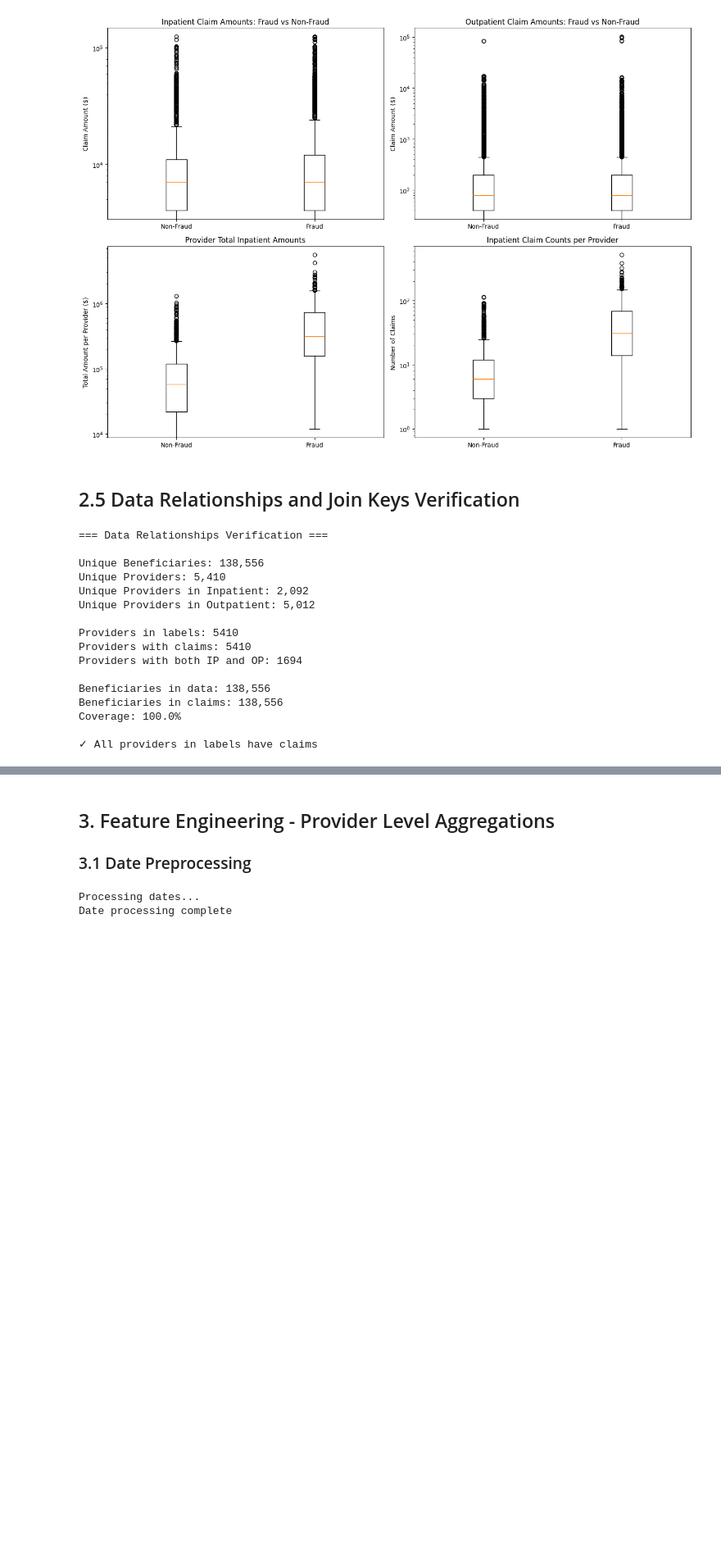
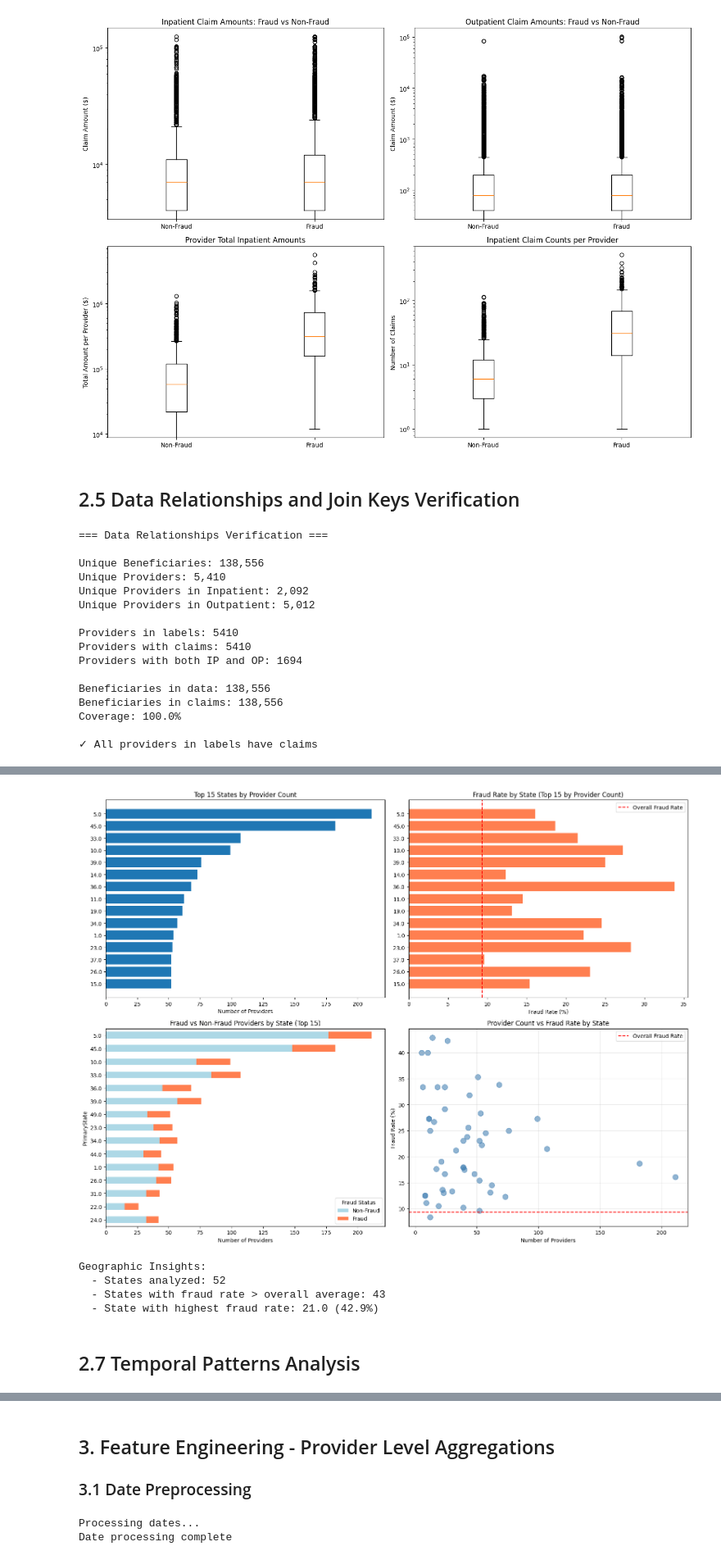
Before and after one commit to Youssefabdelmalak/fraud_detection_project, a Jupyter notebook: notebooks/01_data_exploration_and_feature_engineering.ipynb, the cells around one changed output, grey strips where cells are left out. Shown: that part at 82% size. Cells and saved outputs as stored; diff of their text form; code cells hidden in the pictures; blank space fills up the shorter version.

```diff
--- a/notebooks/01_data_exploration_and_feature_engineering.ipynb
+++ b/notebooks/01_data_exploration_and_feature_engineering.ipynb
@@ -492,0 +546,61 @@ Coverage: 100.0%
+# %%
+# Visualize geographic patterns
+fig, axes = plt.subplots(2, 2, figsize=(16, 12))
+
+# 1. Provider count by state (top 15)
+top_states = state_fraud.head(15)
+axes[0, 0].barh(range(len(top_states)), top_states['TotalProviders'].values)
+axes[0, 0].set_yticks(range(len(top_states)))
+axes[0, 0].set_yticklabels(top_states['State'].values)
+axes[0, 0].set_xlabel('Number of Providers')
+axes[0, 0].set_title('Top 15 States by Provider Count')
+axes[0, 0].invert_yaxis()
+
+# 2. Fraud rate by state (top 15 by provider count)
+axes[0, 1].barh(range(len(top_states)), top_states['FraudRate'].values * 100, color='coral')
+axes[0, 1].set_yticks(range(len(top_states)))
+axes[0, 1].set_yticklabels(top_states['State'].values)
+axes[0, 1].set_xlabel('Fraud Rate (%)')
+axes[0, 1].set_title('Fraud Rate by State (Top 15 by Provider Count)')
+axes[0, 1].axvline(x=provider_geo['PotentialFraud'].eq('Yes').mean() * 100,
+                   color='red', linestyle='--', label='Overall Fraud Rate')
+axes[0, 1].legend()
+axes[0, 1].invert_yaxis()
+
+# 3. Fraud vs Non-Fraud provider distribution by state
+state_comparison = provider_geo.groupby(['PrimaryState', 'PotentialFraud']).size().unstack(fill_value=0)
+state_comparison = state_comparison.sort_values('Yes' if 'Yes' in state_comparison.columns else 'No', ascending=False).head(15)
+state_comparison.plot(kind='barh', stacked=True, ax=axes[1, 0], color=['lightblue', 'coral'])
+axes[1, 0].set_xlabel('Number of Providers')
+axes[1, 0].set_title('Fraud vs Non-Fraud Providers by State (Top 15)')
+axes[1, 0].legend(title='Fraud Status', labels=['Non-Fraud', 'Fraud'])
+axes[1, 0].invert_yaxis()
+
+# 4. Scatter plot: Provider count vs Fraud rate
+states_with_min_providers = state_fraud[state_fraud['TotalProviders'] >= 5]
+axes[1, 1].scatter(states_with_min_providers['TotalProviders'],
+                   states_with_min_providers['FraudRate'] * 100,
+                   s=100, alpha=0.6, color='steelblue')
+axes[1, 1].set_xlabel('Number of Providers')
+axes[1, 1].set_ylabel('Fraud Rate (%)')
+axes[1, 1].set_title('Provider Count vs Fraud Rate by State')
+axes[1, 1].axhline(y=provider_geo['PotentialFraud'].eq('Yes').mean() * 100,
+                   color='red', linestyle='--', label='Overall Fraud Rate')
+axes[1, 1].legend()
+axes[1, 1].grid(True, alpha=0.3)
+
+plt.tight_layout()
+plt.show()
+
+print(f"\nGeographic Insights:")
+print(f"  - States analyzed: {len(state_fraud)}")
+print(f"  - States with fraud rate > overall average: {len(high_fraud_states[high_fraud_states['FraudRate'] > provider_geo['PotentialFraud'].eq('Yes').mean()])}")
+print(f"  - State with highest fraud rate: {high_fraud_states.iloc[0]['State']} ({high_fraud_states.iloc[0]['FraudRate']*100:.1f}%)")
+# %% [output]
+[figure, added]
+Geographic Insights:
+  - States analyzed: 52
+  - States with fraud rate > overall average: 43
+  - State with highest fraud rate: 21.0 (42.9%)
+# %% [markdown]
+## 2.7 Temporal Patterns Analysis
```
Also changed, not shown: parts of 4 cells of this notebook.
